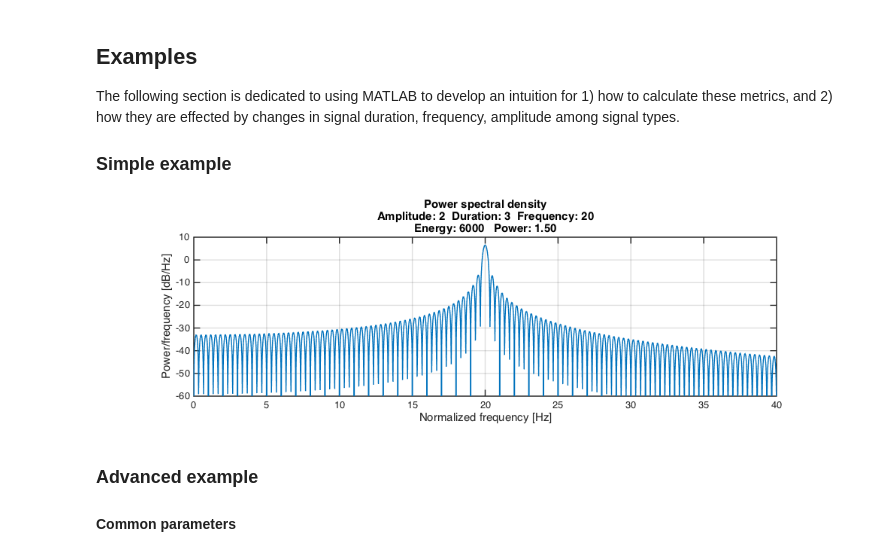
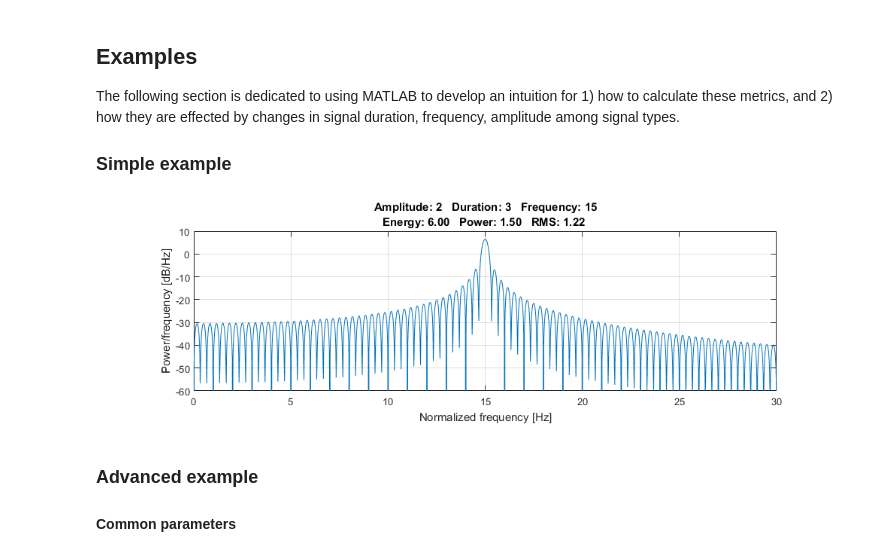
Before and after one commit to hansenjohnson/intro-acoustics, a Jupyter notebook: docs/freq_domain_metrics.ipynb, the cells around one changed output. Saved outputs shown, nothing was run; the diff lists cells and outputs as text; code cells hidden in the pictures.

```diff
--- a/docs/freq_domain_metrics.ipynb
+++ b/docs/freq_domain_metrics.ipynb
@@ -50,7 +50,7 @@ The following section is dedicated to using MATLAB to develop an intuition for 1
 
 % inputs
 a = 2;          % signal amplitudes
-f = 20;         % signal frequencies
+f = 15;         % signal frequencies
 d = 3;          % signal durations
 D = 4;          % total duration
 Fs = 1e3;       % sampling frequency
@@ -80,38 +80,40 @@ y = a*sin(2*pi*f*t);
 % create signal: pulsetrain
 %npls = 3; % number of pulses
 %y_pulse = a*gauspuls(t,f,0.5,-30); % single pulse
 %pls = y_pulse(1:floor(n/npls)); % crop single pulse
 %pls = repmat(pls,1,npls); % repeat single pulse
 %y = zeros(1,n); % allocate signal array
 %y(1:length(pls)) = pls; % combine array
 
 % create signal: chirp
 %y = chirp(t,f/2,d,f,'linear', -90);
 
 % pad signal
 pad = zeros(1,s0);
 Y = [pad y pad];
 
 % calculate power spectral density
 [psd,f_psd] = periodogram(Y,rectwin(N),NFFT,Fs,'psd');
 
 % calculate power
 P = sum(psd)*Fs/NFFT;
 
 % calculate energy
-E = P*N;
+E = P*D;
+
+% calculate RMS
+RMS = sqrt(P);
 
 % plot
 plot(f_psd,10*log10(psd)); grid on;
 ylim([-60 10])
 xlim([0 2*f])
 ylabel('Power/frequency [dB/Hz]')
 xlabel('Normalized frequency [Hz]')
-title({'Power spectral density',...
-    sprintf('Amplitude: %1d  Duration: %1d  Frequency: %1d', a, d, f),...
-    sprintf('Energy: %.0f   Power: %.02f', E, P)})
+title({sprintf('Amplitude: %1d   Duration: %1d   Frequency: %1d', a, d, f),...
+                sprintf('Energy: %.02f   Power: %.02f   RMS: %.02f ', E, P, RMS)})
 # %% [output]
-[figure, old version]
+[figure, new version]
 # %% [markdown]
 ### Advanced example
 
```
Also changed, not shown: parts of 7 cells of this notebook, 5 other files.
